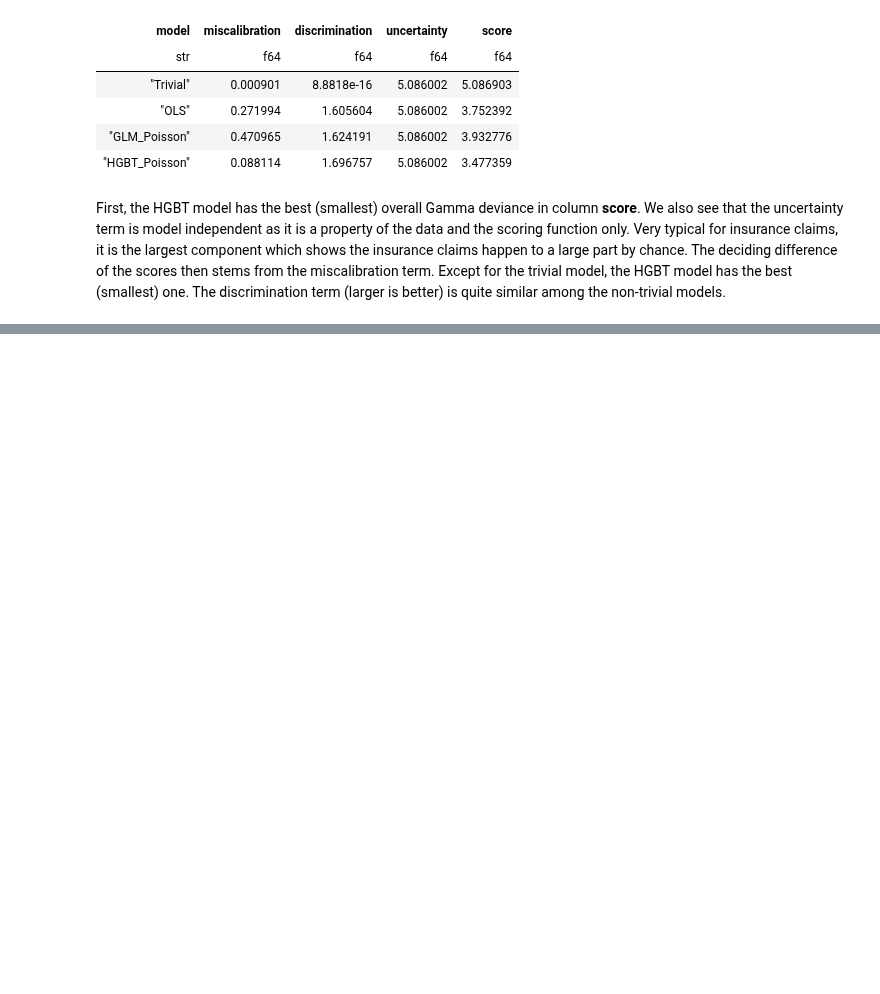
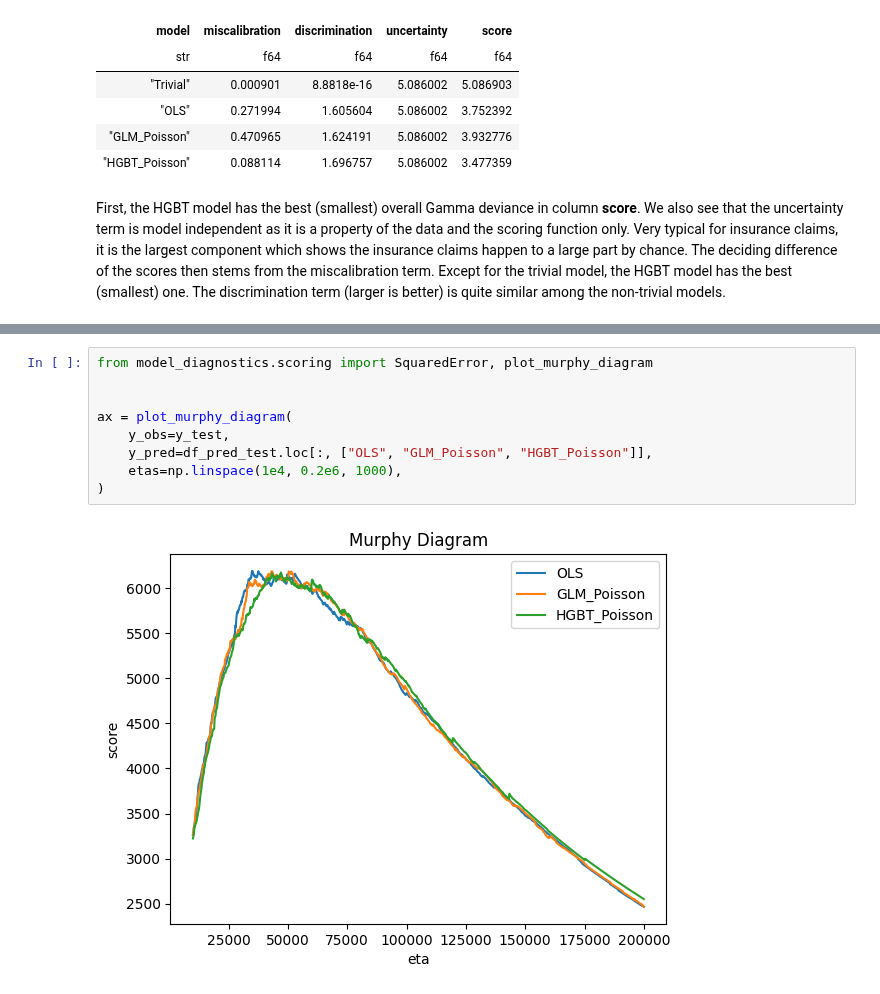
Before and after one commit to lorentzenchr/model-diagnostics, a Jupyter notebook: docs/examples/regression_on_workers_compensation.ipynb, the cells around one changed output, grey strips where cells are left out. Cells and saved outputs as stored; diff of their text form; blank space fills up the shorter version.

Commit message:
DOC add Murphy plot to regression example (#66)

```diff
--- a/docs/examples/regression_on_workers_compensation.ipynb
+++ b/docs/examples/regression_on_workers_compensation.ipynb
@@ -404,0 +413,11 @@ The discrimination term (larger is better) is quite similar among the non-trivia
+# %%
+from model_diagnostics.scoring import SquaredError, plot_murphy_diagram
+
+
+ax = plot_murphy_diagram(
+    y_obs=y_test,
+    y_pred=df_pred_test.loc[:, ["OLS", "GLM_Poisson", "HGBT_Poisson"]],
+    etas=np.linspace(1e4, 0.2e6, 1000),
+)
+# %% [output]
+[figure, added]
```
Also changed, not shown: parts of 9 cells of this notebook.
